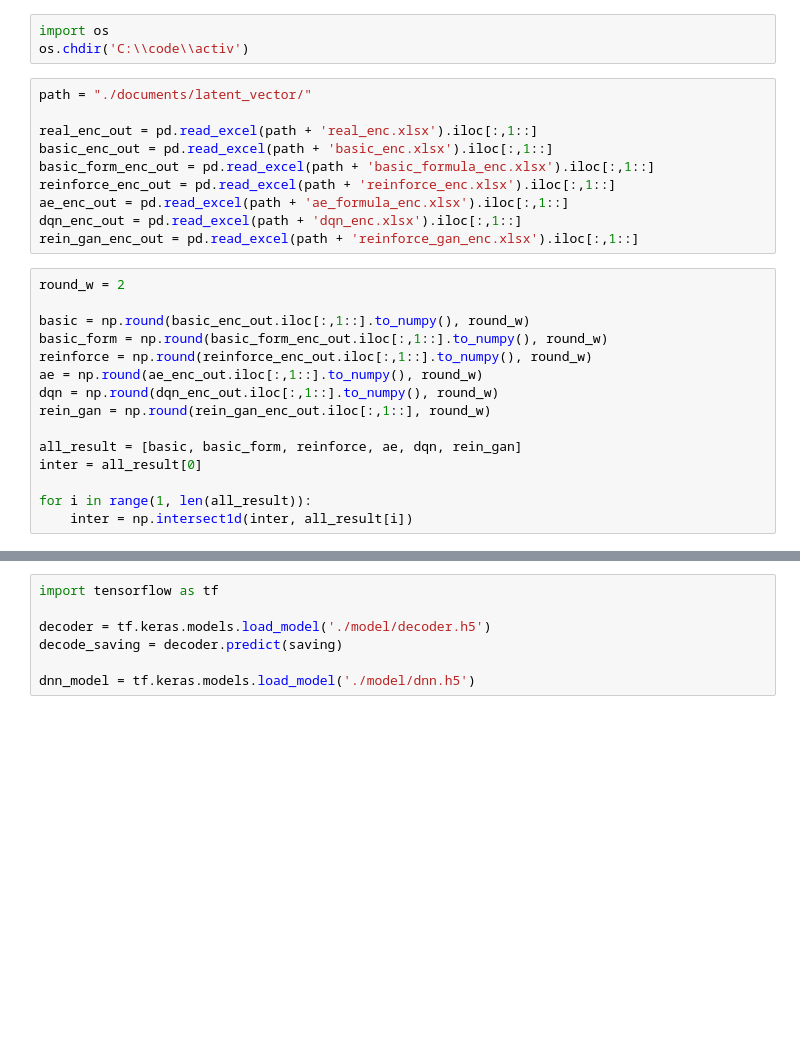
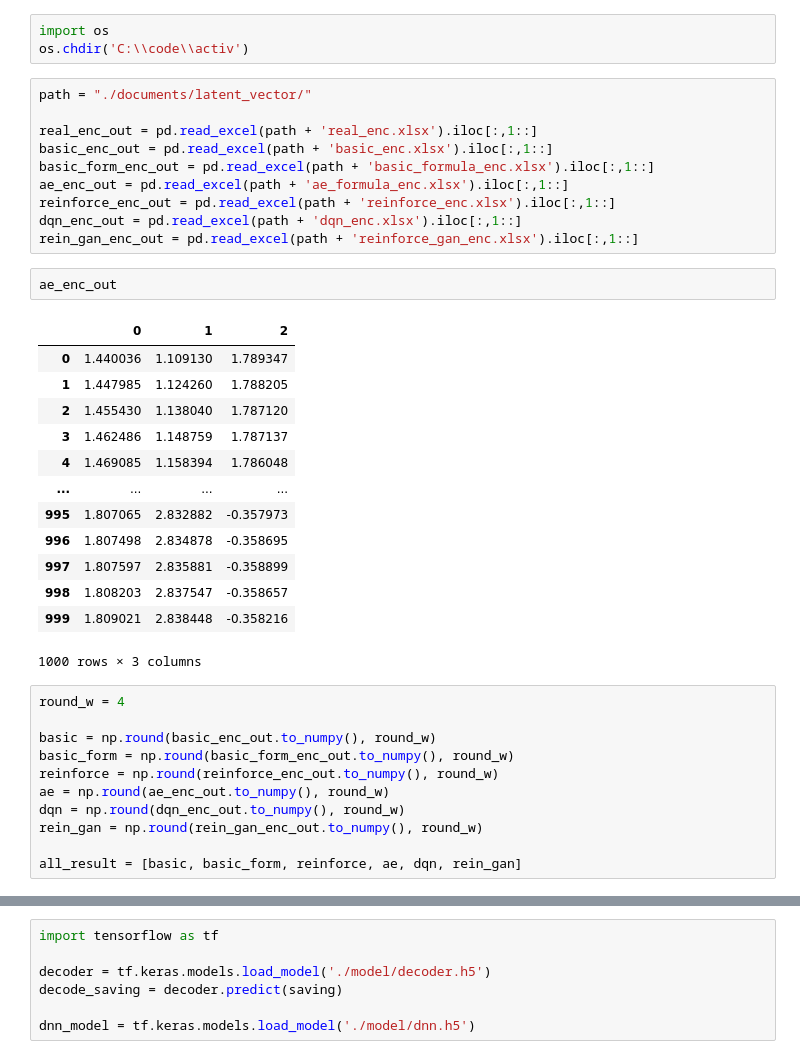
Before and after one commit to PYTHONLL-kang/activ, a Jupyter notebook: programs/autoencoder/encoder_visualize.ipynb, the cells around one changed output, grey strips where cells are left out. Saved outputs shown, nothing was run; the diff lists cells and outputs as text; blank space fills up the shorter version.

Commit message:
2022/11.06 1:30 update ae folder and compare table, but compare table has a problem

```diff
--- a/programs/autoencoder/encoder_visualize.ipynb
+++ b/programs/autoencoder/encoder_visualize.ipynb
@@ -11,22 +11,34 @@ path = "./documents/latent_vector/"
 real_enc_out = pd.read_excel(path + 'real_enc.xlsx').iloc[:,1::]
 basic_enc_out = pd.read_excel(path + 'basic_enc.xlsx').iloc[:,1::]
 basic_form_enc_out = pd.read_excel(path + 'basic_formula_enc.xlsx').iloc[:,1::]
+ae_enc_out = pd.read_excel(path + 'ae_formula_enc.xlsx').iloc[:,1::]
 reinforce_enc_out = pd.read_excel(path + 'reinforce_enc.xlsx').iloc[:,1::]
-ae_enc_out = pd.read_excel(path + 'ae_formula_enc.xlsx').iloc[:,1::]
 dqn_enc_out = pd.read_excel(path + 'dqn_enc.xlsx').iloc[:,1::]
 rein_gan_enc_out = pd.read_excel(path + 'reinforce_gan_enc.xlsx').iloc[:,1::]
+# %%
+ae_enc_out
+# %% [output]
+|  | 0 | 1 | 2 |
+| 0 | 1.440036 | 1.109130 | 1.789347 |
+| 1 | 1.447985 | 1.124260 | 1.788205 |
+| 2 | 1.455430 | 1.138040 | 1.787120 |
+| 3 | 1.462486 | 1.148759 | 1.787137 |
+| 4 | 1.469085 | 1.158394 | 1.786048 |
+| ... | ... | ... | ... |
+| 995 | 1.807065 | 2.832882 | -0.357973 |
+| 996 | 1.807498 | 2.834878 | -0.358695 |
+| 997 | 1.807597 | 2.835881 | -0.358899 |
+| 998 | 1.808203 | 2.837547 | -0.358657 |
+| 999 | 1.809021 | 2.838448 | -0.358216 |
+1000 rows × 3 columns
 # %%
-round_w = 2
+round_w = 4
 
-basic = np.round(basic_enc_out.iloc[:,1::].to_numpy(), round_w)
-basic_form = np.round(basic_form_enc_out.iloc[:,1::].to_numpy(), round_w)
-reinforce = np.round(reinforce_enc_out.iloc[:,1::].to_numpy(), round_w)
-ae = np.round(ae_enc_out.iloc[:,1::].to_numpy(), round_w)
-dqn = np.round(dqn_enc_out.iloc[:,1::].to_numpy(), round_w)
-rein_gan = np.round(rein_gan_enc_out.iloc[:,1::], round_w)
+basic = np.round(basic_enc_out.to_numpy(), round_w)
+basic_form = np.round(basic_form_enc_out.to_numpy(), round_w)
+reinforce = np.round(reinforce_enc_out.to_numpy(), round_w)
+ae = np.round(ae_enc_out.to_numpy(), round_w)
+dqn = np.round(dqn_enc_out.to_numpy(), round_w)
+rein_gan = np.round(rein_gan_enc_out.to_numpy(), round_w)
 
 all_result = [basic, basic_form, reinforce, ae, dqn, rein_gan]
-inter = all_result[0]
-
-for i in range(1, len(all_result)):
-    inter = np.intersect1d(inter, all_result[i])
```
Also changed, not shown: parts of 7 cells of this notebook, 17 other files.
